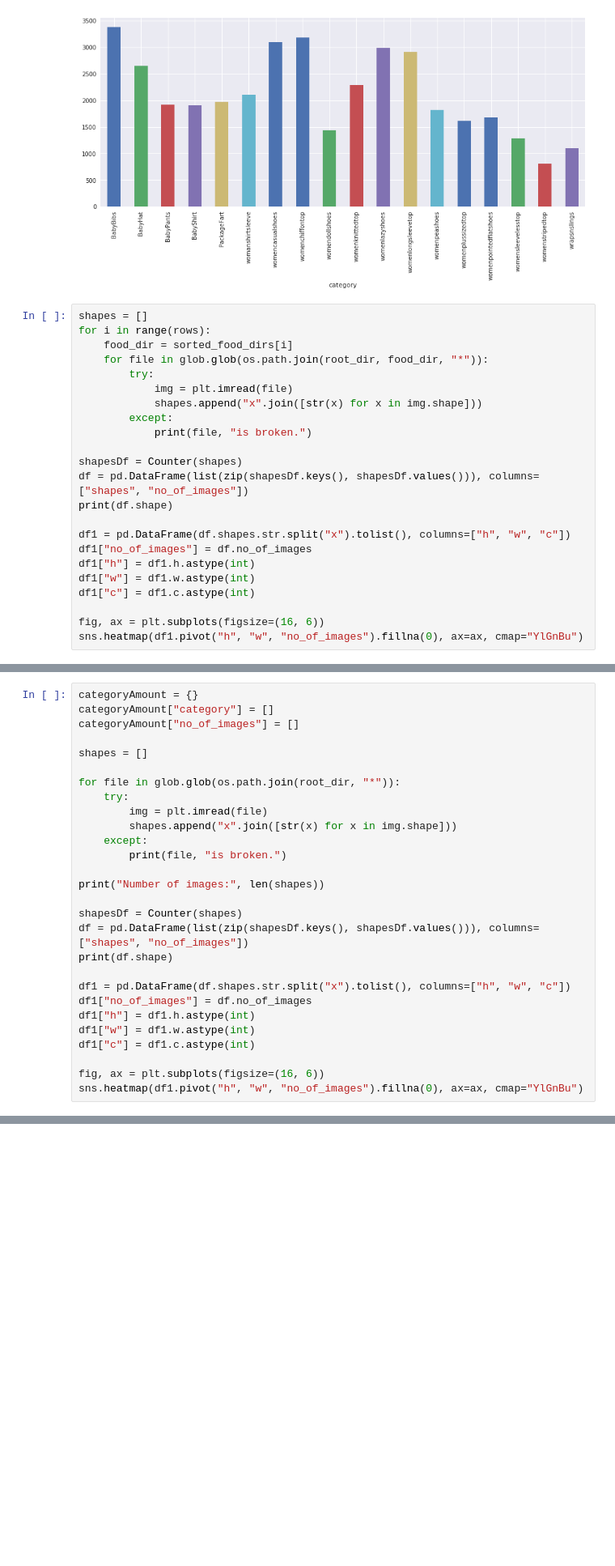
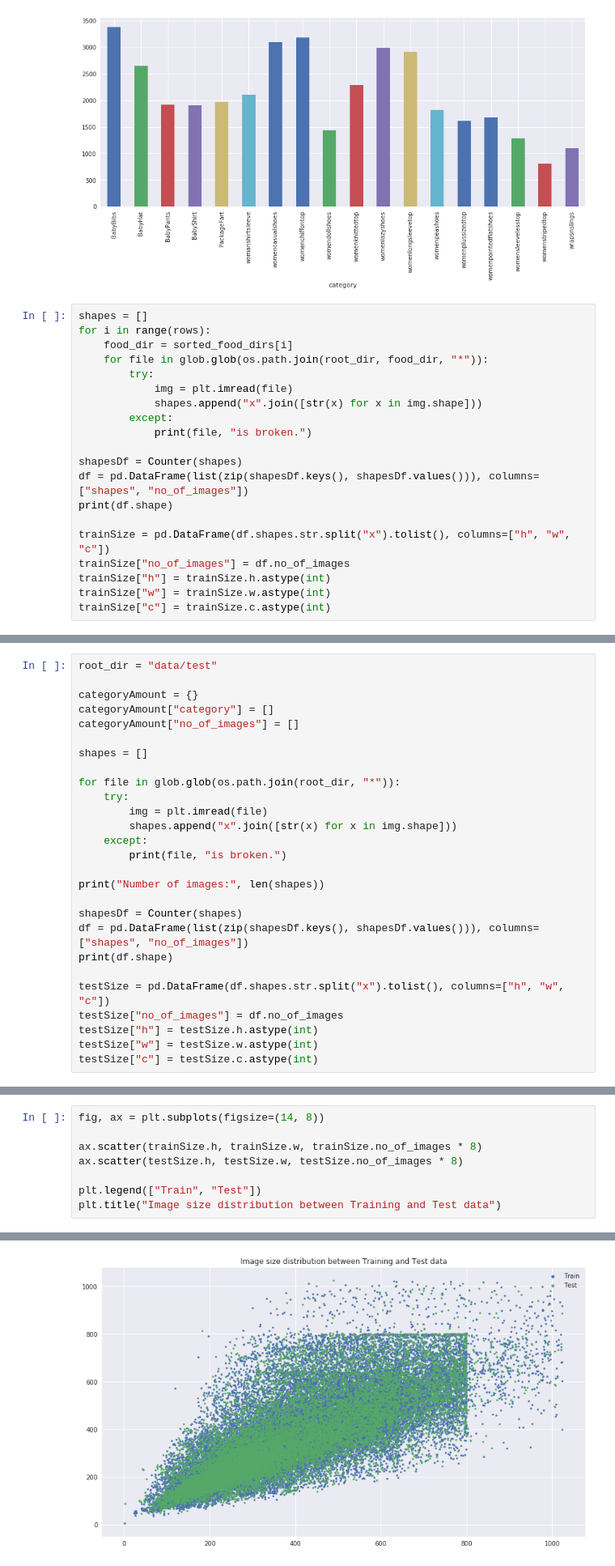
Before and after one commit to hardianlawi/Shopee-IET-ML-Competition, a Jupyter notebook: EDA.ipynb, the cells around one changed output, grey strips where cells are left out. Shown at 81% size. Saved outputs shown, nothing was run; the diff lists cells and outputs as text; blank space fills up the shorter version.

```diff
--- a/EDA.ipynb
+++ b/EDA.ipynb
@@ -68,13 +66,10 @@ shapesDf = Counter(shapes)
 df = pd.DataFrame(list(zip(shapesDf.keys(), shapesDf.values())), columns=["shapes", "no_of_images"])
 print(df.shape)
 
-df1 = pd.DataFrame(df.shapes.str.split("x").tolist(), columns=["h", "w", "c"])
-df1["no_of_images"] = df.no_of_images
-df1["h"] = df1.h.astype(int)
-df1["w"] = df1.w.astype(int)
-df1["c"] = df1.c.astype(int)
-
-fig, ax = plt.subplots(figsize=(16, 6))
-sns.heatmap(df1.pivot("h", "w", "no_of_images").fillna(0), ax=ax, cmap="YlGnBu")
+trainSize = pd.DataFrame(df.shapes.str.split("x").tolist(), columns=["h", "w", "c"])
+trainSize["no_of_images"] = df.no_of_images
+trainSize["h"] = trainSize.h.astype(int)
+trainSize["w"] = trainSize.w.astype(int)
+trainSize["c"] = trainSize.c.astype(int)
 # %% [output]
 (34204, 2)
@@ -87,4 +76,6 @@ root_dir = "data/test"
 # %%
+root_dir = "data/test"
+
 categoryAmount = {}
 categoryAmount["category"] = []
 categoryAmount["no_of_images"] = []
@@ -104,14 +95,11 @@ shapesDf = Counter(shapes)
 df = pd.DataFrame(list(zip(shapesDf.keys(), shapesDf.values())), columns=["shapes", "no_of_images"])
 print(df.shape)
 
-df1 = pd.DataFrame(df.shapes.str.split("x").tolist(), columns=["h", "w", "c"])
-df1["no_of_images"] = df.no_of_images
-df1["h"] = df1.h.astype(int)
-df1["w"] = df1.w.astype(int)
-df1["c"] = df1.c.astype(int)
-
-fig, ax = plt.subplots(figsize=(16, 6))
-sns.heatmap(df1.pivot("h", "w", "no_of_images").fillna(0), ax=ax, cmap="YlGnBu")
+testSize = pd.DataFrame(df.shapes.str.split("x").tolist(), columns=["h", "w", "c"])
+testSize["no_of_images"] = df.no_of_images
+testSize["h"] = testSize.h.astype(int)
+testSize["w"] = testSize.w.astype(int)
+testSize["c"] = testSize.c.astype(int)
 # %% [output]
 Number of images: 16111
 (15343, 2)
@@ -119,0 +106,9 @@ Number of images: 16111
+# %%
+fig, ax = plt.subplots(figsize=(14, 8))
+
+ax.scatter(trainSize.h, trainSize.w, trainSize.no_of_images * 8)
+ax.scatter(testSize.h, testSize.w, testSize.no_of_images * 8)
+
+plt.legend(["Train", "Test"])
+plt.title("Image size distribution between Training and Test data")
+# %% [output]
@@ -119,0 +116 @@ Number of images: 16111
+[figure, added]
```
Also changed, not shown: parts of 7 cells of this notebook.
